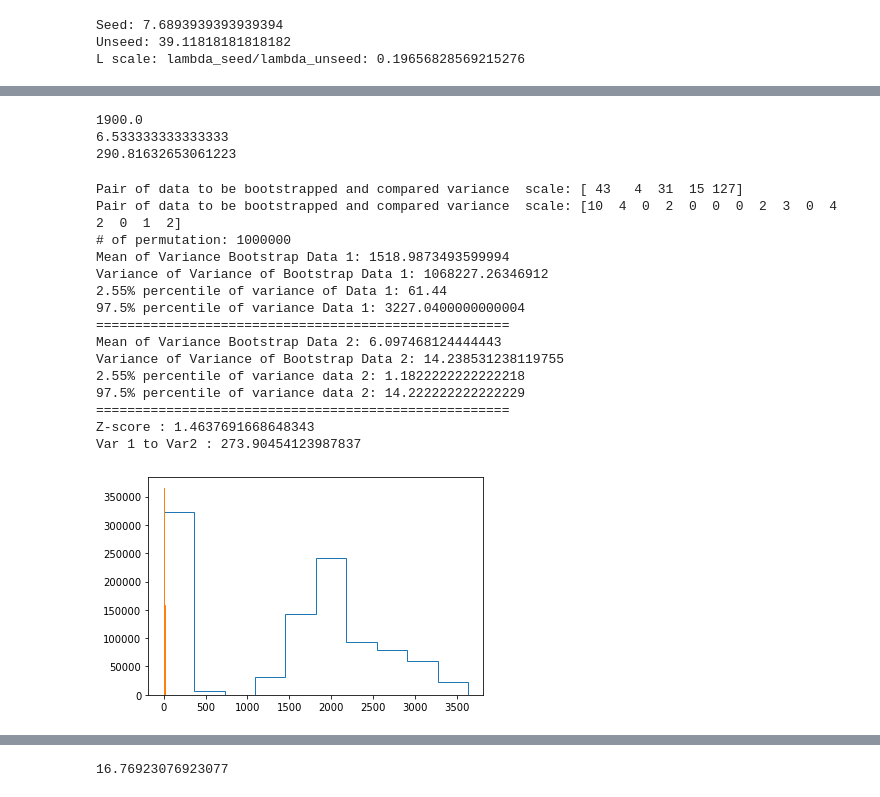
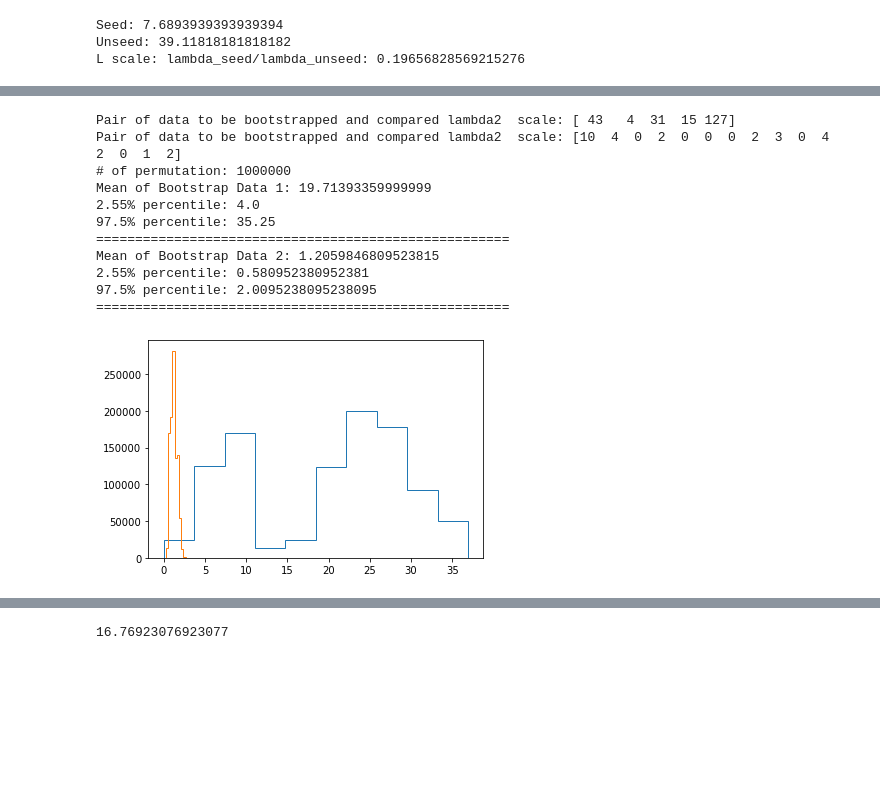
Before and after one commit to Nabizeus/Wilks_Statistics, a Jupyter notebook: Chapter_5/Wilks-Aufgabe - 5.9 - Resampling - A.3 Precip - 26 -APR-2021.ipynb, the cells around one changed output, grey strips where cells are left out. Drawn from its saved outputs; the diff is of its cells as text; code cells hidden in the pictures; blank space fills up the shorter version.

```diff
--- a/Chapter_5/Wilks-Aufgabe - 5.9 - Resampling - A.3 Precip - 26 -APR-2021.ipynb
+++ b/Chapter_5/Wilks-Aufgabe - 5.9 - Resampling - A.3 Precip - 26 -APR-2021.ipynb
@@ -183,15 +156,22 @@ Var 1 to Var2 : 13.023060861646908
 # %%
 # Aufgabe 5.9
 
 #Resampling of El Nino vs Non Elnino of precipitation of A3 of June Data.
 
 elnino = np.array([43,4,31,15,127])
 non_elnino = np.array([10,4,0,2,0,0,0,2,3,0,4,2,0,1,2])
 
-print(np.var(elnino))
-print(np.var(non_elnino))
-print(np.var(elnino)/np.var(non_elnino))
+bootstrap_lambda_compare(elnino,non_elnino,1000000)
 # %% [output]
-1900.0
-6.533333333333333
-290.81632653061223
+Pair of data to be bootstrapped and compared lambda2  scale: [ 43   4  31  15 127]
+Pair of data to be bootstrapped and compared lambda2  scale: [10  4  0  2  0  0  0  2  3  0  4  2  0  1  2]
+# of permutation: 1000000
+Mean of Bootstrap Data 1: 19.71393359999999
+2.55% percentile: 4.0
+97.5% percentile: 35.25
+=====================================================
+Mean of Bootstrap Data 2: 1.2059846809523815
+2.55% percentile: 0.580952380952381
+97.5% percentile: 2.0095238095238095
+=====================================================
+[figure, added]
@@ -292,19 +177,0 @@ def bootstrap_variance_compare(data_1,data_2,perm):
-# %%
-bootstrap_variance_compare(elnino,non_elnino,1000000)
-# %% [output]
-Pair of data to be bootstrapped and compared variance  scale: [ 43   4  31  15 127]
-Pair of data to be bootstrapped and compared variance  scale: [10  4  0  2  0  0  0  2  3  0  4  2  0  1  2]
-# of permutation: 1000000
-Mean of Variance Bootstrap Data 1: 1518.9873493599994
-Variance of Variance of Bootstrap Data 1: 1068227.26346912
-2.55% percentile of variance of Data 1: 61.44
-97.5% percentile of variance Data 1: 3227.0400000000004
-=====================================================
-Mean of Variance Bootstrap Data 2: 6.097468124444443
-Variance of Variance of Bootstrap Data 2: 14.238531238119755
-2.55% percentile of variance data 2: 1.1822222222222218
-97.5% percentile of variance data 2: 14.222222222222229
-=====================================================
-Z-score : 1.4637691668648343
-Var 1 to Var2 : 273.90454123987837
-[figure, removed]
```
Also changed, not shown: parts of 9 cells of this notebook, 6 other files.
